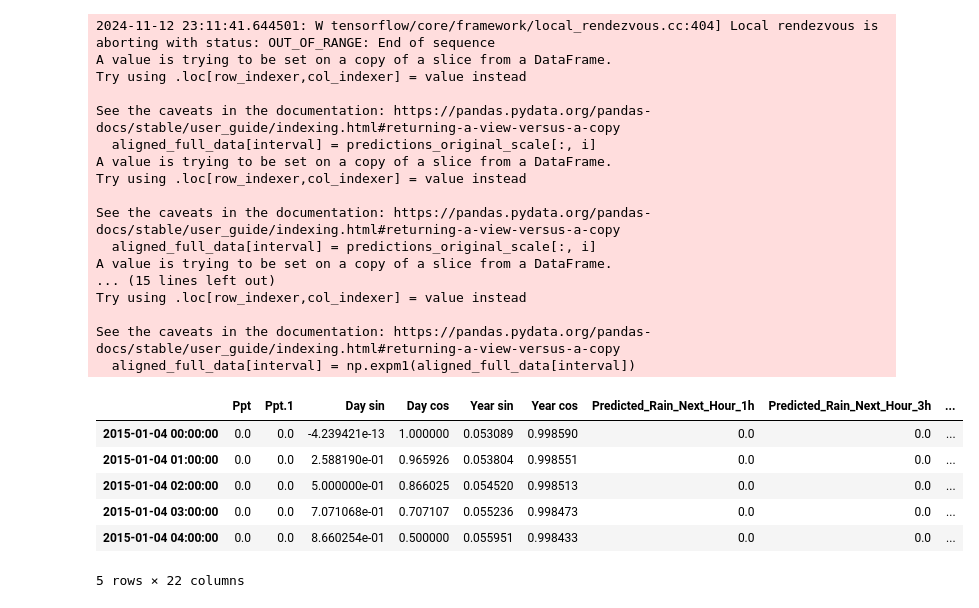
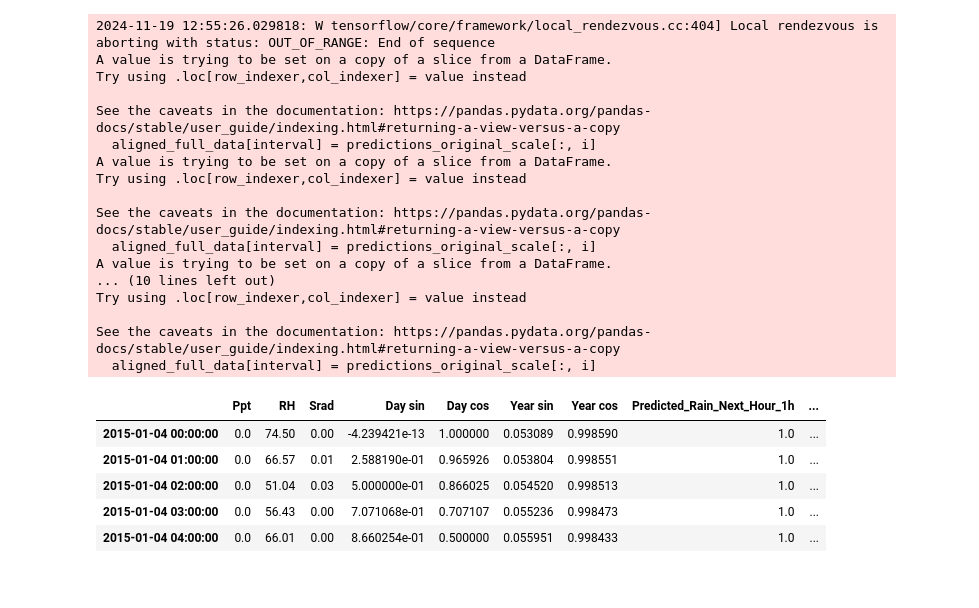
Before and after one commit to kiat/tx-soil-moisture, a Jupyter notebook: Precipitation-Percentage-Forecasting/linear_regression_prediction.ipynb, the cells around one changed output. Cells and saved outputs as stored; diff of their text form; code cells hidden in the pictures.

```diff
--- a/Precipitation-Percentage-Forecasting/linear_regression_prediction.ipynb
+++ b/Precipitation-Percentage-Forecasting/linear_regression_prediction.ipynb
@@ -26,13 +29,14 @@ df = df[~df.index.duplicated(keep='first')]
 df = df.drop(columns = ['SWC_5', 'SWC_10', 'SWC_20', 'SWC_50', 'T_5', 'T_10', 'T_20', 'T_50', 'Sum_Rain_1h', 'Sum_Rain_3h', 'Sum_Rain_6h', 'Sum_Rain_12h', 'Sum_Rain_24h'
                         , 'Rain_Chance_Percentage_1d', 'Rain_Chance_Percentage_2d', 'Rain_Chance_Percentage_3d','Rain_Chance_Percentage_4d',
                         'Rain_Chance_Percentage_5d', 'Rain_Chance_Percentage_6d', 'Rain_Chance_Percentage_7d'])
-df = df.drop(columns = ['Wx', 'Wy', 'Tair', 'Srad', 'RH'])
+df = df.drop(columns = ['Wx', 'Wy', 'Tair', 'Ppt.1'])
 #df = df.drop(columns = ['Predicted_Rain_Next_Hour_1h', 'Predicted_Rain_Next_Hour_3h', 'Predicted_Rain_Next_Hour_6h', 'Predicted_Rain_Next_Hour_12h', 'Predicted_Rain_Next_Hour_24h'])
 df = df.drop(columns = ['Predict_1days_Percentage',
        'Predict_2days_Percentage', 'Predict_3days_Percentage',
        'Predict_4days_Percentage', 'Predict_5days_Percentage',
        'Predict_6days_Percentage', 'Predict_7days_Percentage'])
-
+#df = df.drop(columns = ['Ppt', 'Rain_Chance_Percentage'])
+#df = df.drop(columns = ['Day sin', 'Day cos', 'Year sin', 'Year cos'])
 df.head()
 
 df.columns
@@ -65,9 +107,15 @@ df[[f'Log_{column}' for column in prediction_columns]].head()
 # %%
 n = len(df)
+print(df.isna().sum())
+print(df.isin([np.inf, -np.inf]).sum())
+df = df.dropna()
+print(df.isna().sum())
+print(df.isin([np.inf, -np.inf]).sum())
 train_df = df[0:int(n*0.7)]
 val_df = df[int(n*0.7):int(n*0.9)]
 test_df = df[int(n*0.9):]
-scaler = StandardScaler()
+
+scaler = MinMaxScaler()
 train_df_scaled = pd.DataFrame(scaler.fit_transform(train_df), columns=train_df.columns, index=train_df.index)
 
 # Use the same scaler to transform validation and test data
@@ -76,4 +142,7 @@ test_df_scaled = pd.DataFrame(scaler.transform(test_df), columns=test_df.columns
 # %%
+target_columns = ['Predicted_Rain_Next_Hour_1h', 'Predicted_Rain_Next_Hour_3h',
+                  'Predicted_Rain_Next_Hour_6h', 'Predicted_Rain_Next_Hour_12h',
+                  'Predicted_Rain_Next_Hour_24h']
 window = create_window(
         input_width=24,
         label_width=1,
@@ -81,7 +150,8 @@ window = create_window(
         train_df=train_df_scaled,
         val_df=val_df_scaled,
         test_df=test_df_scaled,
-        label_columns=['Log_Predicted_Rain_Next_Hour_1h', 'Log_Predicted_Rain_Next_Hour_3h', 'Log_Predicted_Rain_Next_Hour_6h', 'Log_Predicted_Rain_Next_Hour_12h', 'Log_Predicted_Rain_Next_Hour_24h']
+        label_columns=target_columns
     )
+
 df.head()
 # %% [output]
@@ -220,12 +286,9 @@ def apply_decay(predictions, intervals=[1, 3, 6, 12, 24], alpha=0.1):
 full_data = df.copy()
 
 full_data_scaled = pd.DataFrame(scaler.transform(full_data), columns=train_df.columns, index=full_data.index)
-target_columns = ['Log_Predicted_Rain_Next_Hour_1h', 'Log_Predicted_Rain_Next_Hour_3h',
-                  'Log_Predicted_Rain_Next_Hour_6h', 'Log_Predicted_Rain_Next_Hour_12h',
-                  'Log_Predicted_Rain_Next_Hour_24h']
 
 # Create a dictionary to store individual scalers for each target column
-target_scalers = {col: StandardScaler().fit(full_data_scaled[[col]]) for col in target_columns}
+target_scalers = {col: MinMaxScaler().fit(full_data_scaled[[col]]) for col in target_columns}
 
 full_data_scaled = full_data.copy()
 for col in target_columns:
@@ -235,7 +298,7 @@ feature_columns = [col for col in df.columns if col not in target_columns]
 
 # Step 1: Fit scalers for feature and target columns separately
 # Scaler for feature columns
-feature_scaler = StandardScaler()
+feature_scaler = MinMaxScaler()
 feature_scaler.fit(full_data_scaled[feature_columns])
 full_data_scaled[feature_columns] = feature_scaler.transform(full_data_scaled[feature_columns])
 
@@ -247,7 +310,7 @@ full_window = create_window(
     train_df=full_data_scaled,
     val_df=val_df_scaled,  # Use the existing val and test for other purposes
     test_df=test_df_scaled,
-    label_columns=['Log_Predicted_Rain_Next_Hour_1h', 'Log_Predicted_Rain_Next_Hour_3h', 'Log_Predicted_Rain_Next_Hour_6h', 'Log_Predicted_Rain_Next_Hour_12h', 'Log_Predicted_Rain_Next_Hour_24h']
+    label_columns=target_columns
 )
 
 # Generate predictions
@@ -271,9 +334,9 @@ aligned_full_data = full_data.iloc[full_window.input_width:]  # Adjusting for th
 for i, interval in enumerate(['Ppt_pred_1hr', 'Ppt_pred_3hr', 'Ppt_pred_6hr', 'Ppt_pred_12hr', 'Ppt_pred_24hr']):
     aligned_full_data[interval] = predictions_original_scale[:, i]
 
-for i, interval in enumerate(['Ppt_pred_1hr', 'Ppt_pred_3hr', 'Ppt_pred_6hr', 'Ppt_pred_12hr', 'Ppt_pred_24hr']):
-    # Reverse the transformation using expm1, which is exp(x) - 1
-    aligned_full_data[interval] = np.expm1(aligned_full_data[interval])
+# for i, interval in enumerate(['Ppt_pred_1hr', 'Ppt_pred_3hr', 'Ppt_pred_6hr', 'Ppt_pred_12hr', 'Ppt_pred_24hr']):
+#     # Reverse the transformation using expm1, which is exp(x) - 1
+#     aligned_full_data[interval] = np.expm1(aligned_full_data[interval])
 
 # Display the resulting DataFrame with predictions
 aligned_full_data.head()
@@ -298,27 +361,26 @@ aligned_full_data.head()
-2024-11-12 23:11:41.644501: W tensorflow/core/framework/local_rendezvous.cc:404] Local rendezvous is aborting with status: OUT_OF_RANGE: End of sequence
+2024-11-19 12:55:26.029818: W tensorflow/core/framework/local_rendezvous.cc:404] Local rendezvous is aborting with status: OUT_OF_RANGE: End of sequence
 A value is trying to be set on a copy of a slice from a DataFrame.
 Try using .loc[row_indexer,col_indexer] = value instead
 
 See the caveats in the documentation: https://pandas.pydata.org/pandas-docs/stable/user_guide/indexing.html#returning-a-view-versus-a-copy
   aligned_full_data[interval] = predictions_original_scale[:, i]
 A value is trying to be set on a copy of a slice from a DataFrame.
 Try using .loc[row_indexer,col_indexer] = value instead
 
 See the caveats in the documentation: https://pandas.pydata.org/pandas-docs/stable/user_guide/indexing.html#returning-a-view-versus-a-copy
   aligned_full_data[interval] = predictions_original_scale[:, i]
 A value is trying to be set on a copy of a slice from a DataFrame.
-... (15 lines left out)
+... (10 lines left out)
 Try using .loc[row_indexer,col_indexer] = value instead
 
 See the caveats in the documentation: https://pandas.pydata.org/pandas-docs/stable/user_guide/indexing.html#returning-a-view-versus-a-copy
-  aligned_full_data[interval] = np.expm1(aligned_full_data[interval])
+  aligned_full_data[interval] = predictions_original_scale[:, i]
-|  | Ppt | Ppt.1 | Day sin | Day cos | Year sin | Year cos | Predicted_Rain_Next_Hour_1h | Predicted_Rain_Next_Hour_3h | ... |
-| 2015-01-04 00:00:00 | 0.0 | 0.0 | -4.239421e-13 | 1.000000 | 0.053089 | 0.998590 | 0.0 | 0.0 | ... |
-| 2015-01-04 01:00:00 | 0.0 | 0.0 | 2.588190e-01 | 0.965926 | 0.053804 | 0.998551 | 0.0 | 0.0 | ... |
-| 2015-01-04 02:00:00 | 0.0 | 0.0 | 5.000000e-01 | 0.866025 | 0.054520 | 0.998513 | 0.0 | 0.0 | ... |
-| 2015-01-04 03:00:00 | 0.0 | 0.0 | 7.071068e-01 | 0.707107 | 0.055236 | 0.998473 | 0.0 | 0.0 | ... |
-| 2015-01-04 04:00:00 | 0.0 | 0.0 | 8.660254e-01 | 0.500000 | 0.055951 | 0.998433 | 0.0 | 0.0 | ... |
+|  | Ppt | RH | Srad | Day sin | Day cos | Year sin | Year cos | Predicted_Rain_Next_Hour_1h | ... |
+| 2015-01-04 00:00:00 | 0.0 | 74.50 | 0.00 | -4.239421e-13 | 1.000000 | 0.053089 | 0.998590 | 1.0 | ... |
+| 2015-01-04 01:00:00 | 0.0 | 66.57 | 0.01 | 2.588190e-01 | 0.965926 | 0.053804 | 0.998551 | 1.0 | ... |
+| 2015-01-04 02:00:00 | 0.0 | 51.04 | 0.03 | 5.000000e-01 | 0.866025 | 0.054520 | 0.998513 | 1.0 | ... |
+| 2015-01-04 03:00:00 | 0.0 | 56.43 | 0.00 | 7.071068e-01 | 0.707107 | 0.055236 | 0.998473 | 1.0 | ... |
+| 2015-01-04 04:00:00 | 0.0 | 66.01 | 0.00 | 8.660254e-01 | 0.500000 | 0.055951 | 0.998433 | 1.0 | ... |
-5 rows × 22 columns
 # %%
 def add_random_chance_to_prediction(prediction, random_range=(0, 0.15)):
     """
```
Also changed, not shown: parts of 16 cells of this notebook, 8 other files.
